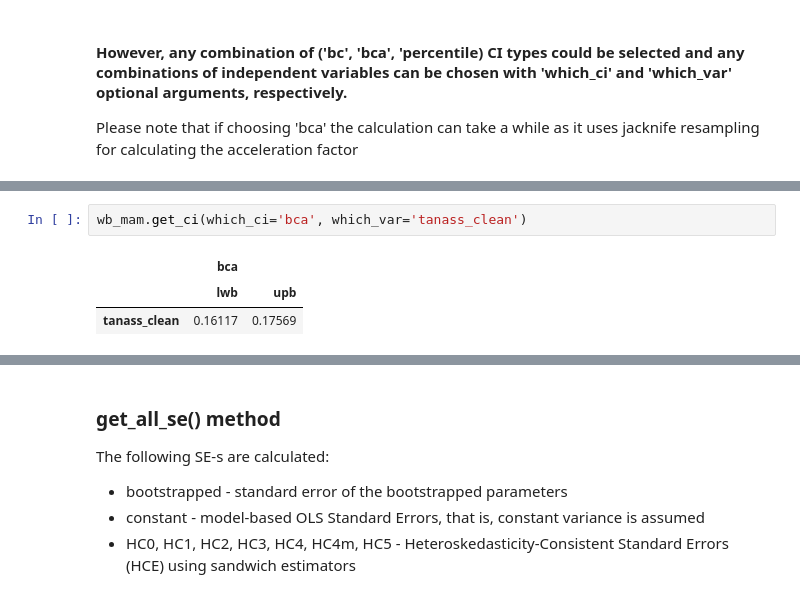
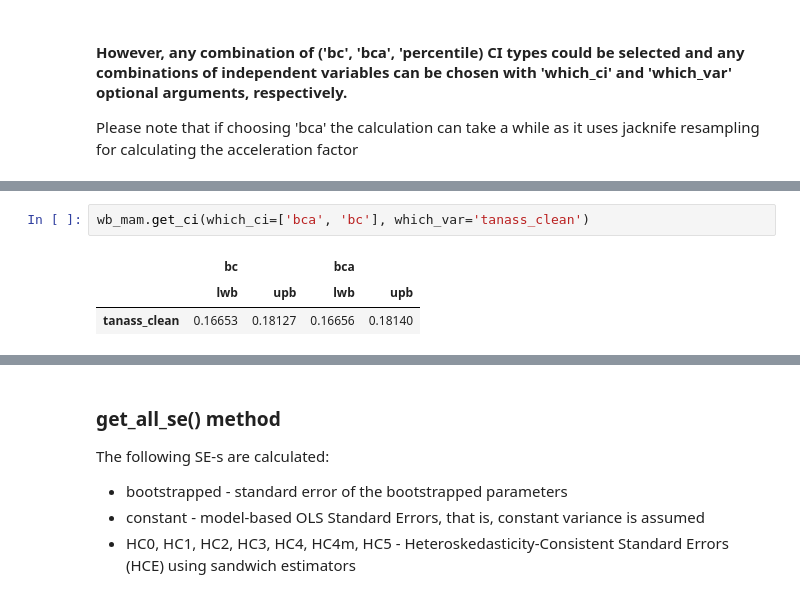
Before and after one commit to pvh95/ols_bootstrap, a Jupyter notebook: demonstration.ipynb, the cells around one changed output, grey strips where cells are left out. Cells and saved outputs as stored; diff of their text form.

```diff
--- a/demonstration.ipynb
+++ b/demonstration.ipynb
@@ -138,6 +138,6 @@ wb_mam.get_ci(which_ci=['bc', 'percentile'], which_var=['tax', 'const'])
 # %%
-wb_mam.get_ci(which_ci='bca', which_var='tanass_clean')
+wb_mam.get_ci(which_ci=['bca', 'bc'], which_var='tanass_clean')
 # %% [output]
-|  | bca |  |
-|  | lwb | upb |
-| tanass_clean | 0.16117 | 0.17569 |
+|  | bc |  | bca |  |
+|  | lwb | upb | lwb | upb |
+| tanass_clean | 0.16653 | 0.18127 | 0.16656 | 0.18140 |
```
Also changed, not shown: parts of 18 cells of this notebook.
